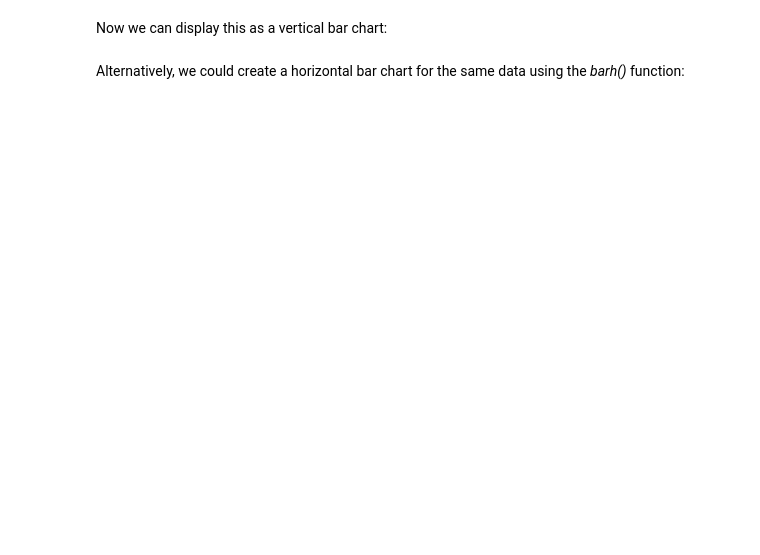
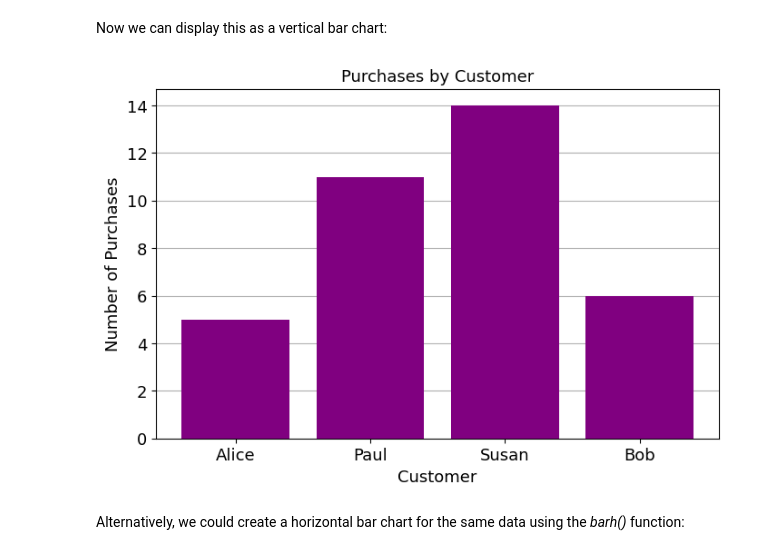
Before and after one commit to Yolo-Arts/UCD_Stage_1, a Jupyter notebook: COMP10320/Lectures/L9 sample files/14 - Plotting with Matplotlib.ipynb, the cells around one changed output. Drawn from its saved outputs; the diff is of its cells as text; code cells hidden in the pictures; blank space fills up the shorter version.

```diff
--- a/COMP10320/Lectures/L9 sample files/14 - Plotting with Matplotlib.ipynb
+++ b/COMP10320/Lectures/L9 sample files/14 - Plotting with Matplotlib.ipynb
@@ -161,15 +199,18 @@ Now we can display this as a vertical bar chart:
 # %%
 plt.figure(figsize=(8, 5))
 # set up the bar chart
 plt.bar(names, values, color="purple", zorder=3)
 plt.title("Purchases by Customer", fontsize=13)
 plt.ylabel("Number of Purchases", fontsize=13)
+plt.xlabel("Customer", fontsize=13)
 # add a grid for the y-axis
 plt.grid(axis='y')
 # increase the font sizes on the axes
 plt.xticks(fontsize=13)
 plt.yticks(fontsize=13)
 plt.show()
+# %% [output]
+[figure, added]
 # %% [markdown]
 Alternatively, we could create a horizontal bar chart for the same data using the *barh()* function:
 # %%
```
Also changed, not shown: parts of 13 cells of this notebook, 7 other files.
